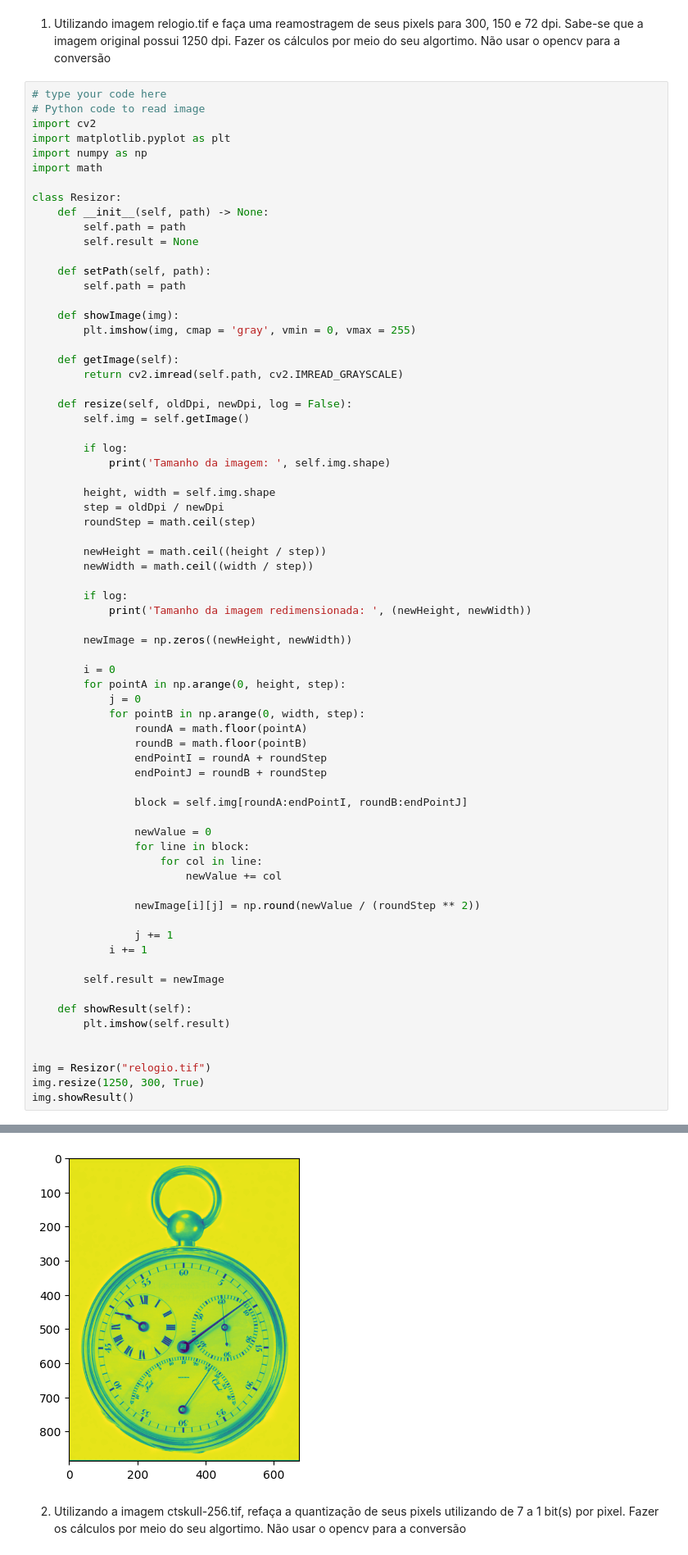
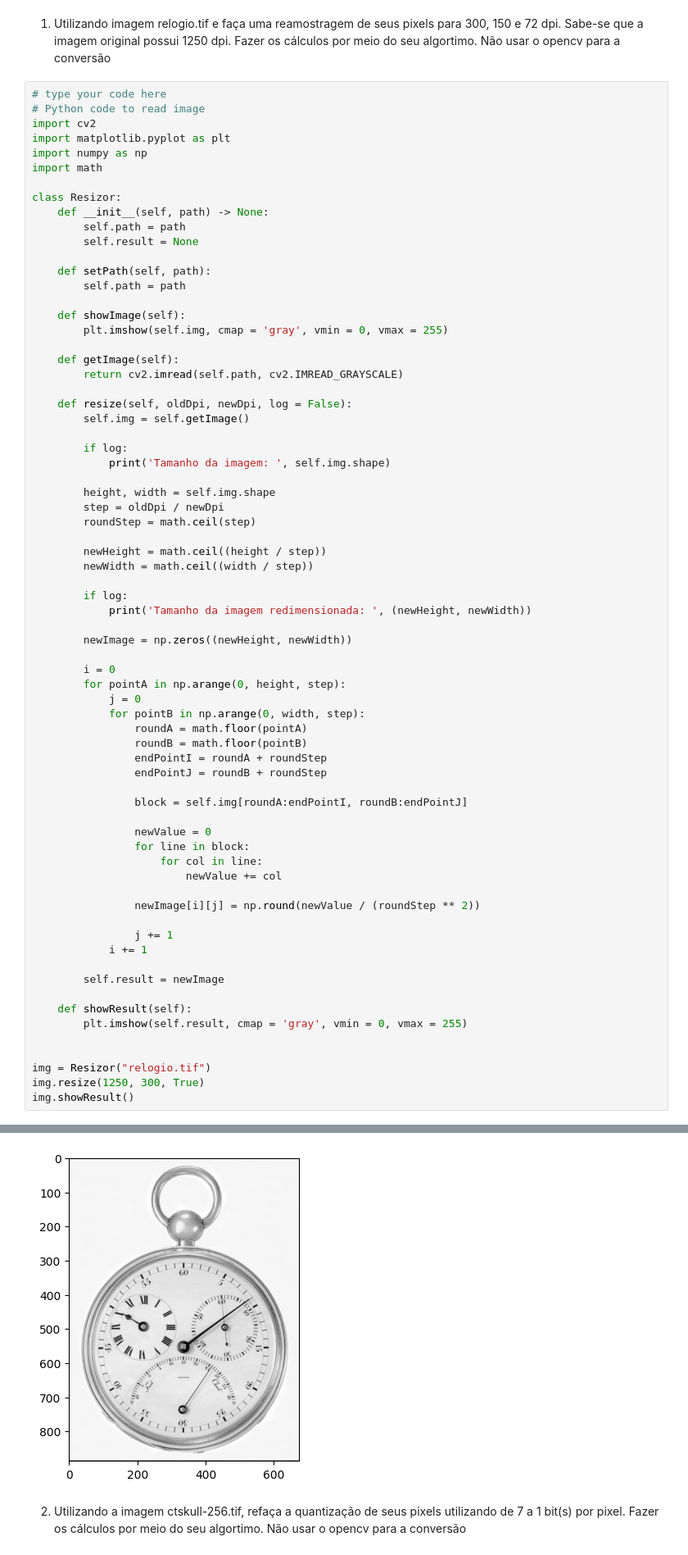
Before and after one commit to Elymas-Magus/gsi058_t1_pedropaulo.spaiva.a, a Jupyter notebook: Lab01 - Sampling and Quantization/lab01.ipynb, the cells around one changed output, grey strips where cells are left out. Shown: that part at 82% size. Saved outputs shown, nothing was run; the diff lists cells and outputs as text.

Commit message:
correcao de cores da imagem redimensionada

```diff
--- a/Lab01 - Sampling and Quantization/lab01.ipynb
+++ b/Lab01 - Sampling and Quantization/lab01.ipynb
@@ -23,8 +23,8 @@ class Resizor:
     def setPath(self, path):
         self.path = path
 
-    def showImage(img):
-        plt.imshow(img, cmap = 'gray', vmin = 0, vmax = 255)
+    def showImage(self):
+        plt.imshow(self.img, cmap = 'gray', vmin = 0, vmax = 255)
 
     def getImage(self):
         return cv2.imread(self.path, cv2.IMREAD_GRAYSCALE)
@@ -52,34 +52,34 @@ class Resizor:
             j = 0
             for pointB in np.arange(0, width, step):
                 roundA = math.floor(pointA)
                 roundB = math.floor(pointB)
                 endPointI = roundA + roundStep
                 endPointJ = roundB + roundStep
 
                 block = self.img[roundA:endPointI, roundB:endPointJ]
 
                 newValue = 0
                 for line in block:
                     for col in line:
                         newValue += col
 
                 newImage[i][j] = np.round(newValue / (roundStep ** 2))
 
                 j += 1
             i += 1
 
         self.result = newImage
 
     def showResult(self):
-        plt.imshow(self.result)
+        plt.imshow(self.result, cmap = 'gray', vmin = 0, vmax = 255)
 
 
 img = Resizor("relogio.tif")
 img.resize(1250, 300, True)
 img.showResult()
 # %% [output]
 Tamanho da imagem:  (3692, 2812)
 Tamanho da imagem redimensionada:  (887, 675)
-[figure, old version]
+[figure, new version]
 # %% [markdown]
 2)	Utilizando a imagem ctskull-256.tif, refaça a quantização de seus pixels utilizando de 7 a 1 bit(s) por pixel.  Fazer os cálculos por meio do seu algortimo. Não usar o opencv para a conversão
```
